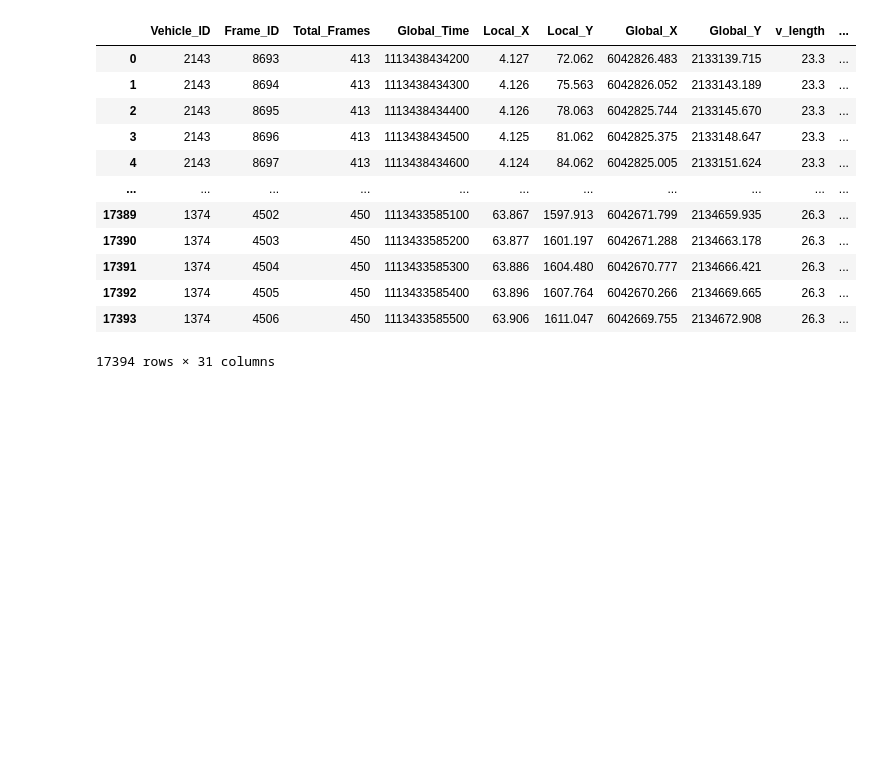
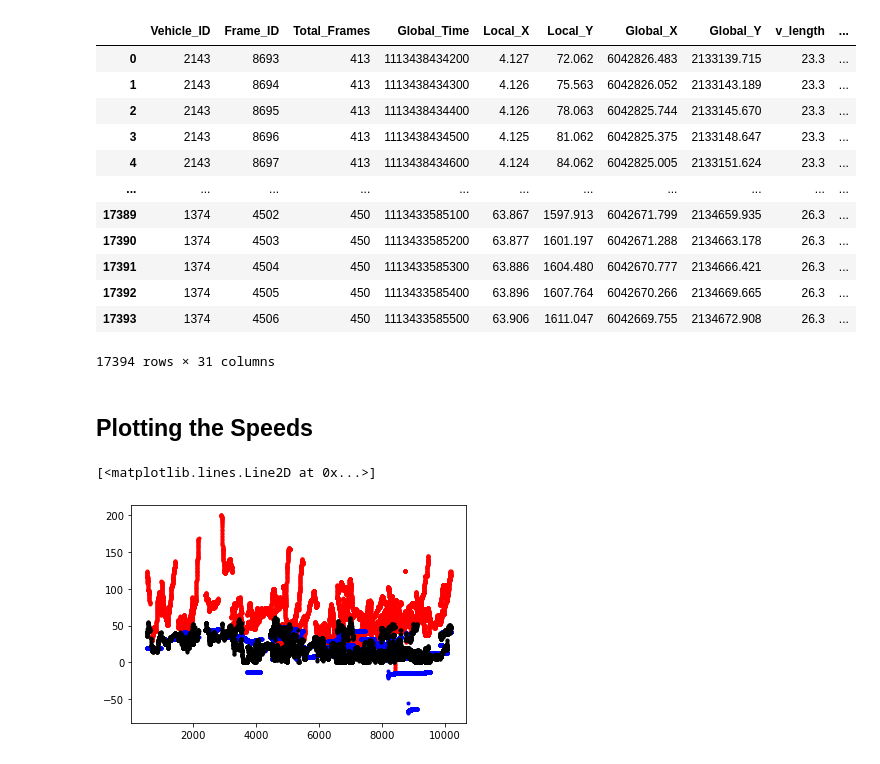
Before and after one commit to darpitydarp/ECI-256-Urban-Traffic, a Jupyter notebook: Problem 3 Part 2.ipynb, the cells around one changed output. Saved outputs shown, nothing was run; the diff lists cells and outputs as text; code cells hidden in the pictures; blank space fills up the shorter version.

Commit message:
Problem 3 Part 2 Plots

```diff
--- a/Problem 3 Part 2.ipynb
+++ b/Problem 3 Part 2.ipynb
@@ -212,3 +213,18 @@ display(trucks_2)
 | 17392 | 1374 | 4505 | 450 | 1113433585400 | 63.896 | 1607.764 | 6042670.266 | 2134669.665 | 26.3 | ... |
 | 17393 | 1374 | 4506 | 450 | 1113433585500 | 63.906 | 1611.047 | 6042669.755 | 2134672.908 | 26.3 | ... |
 17394 rows × 31 columns
+# %% [markdown]
+## Plotting the Speeds
+# %%
+# Plot for car following a truck
+car_truck_frames = car_truck_CMC['Frame_ID']
+car_truck_observed_speeds = car_truck_CMC['v_Vel']
+car_truck_CMC_speeds = car_truck_CMC['CMC Speed']
+car_truck_GM_speeds = cars_1['GM Speed']
+
+plt.plot(car_truck_frames, car_truck_CMC_speeds, '.', color='red')
+plt.plot(car_truck_frames, car_truck_GM_speeds, '.', color='blue')
+plt.plot(car_truck_frames, car_truck_observed_speeds, '.', color='black')
+# %% [output]
+[<matplotlib.lines.Line2D at 0x...>]
+[figure, added]
```
Also changed, not shown: parts of 2 cells of this notebook.
